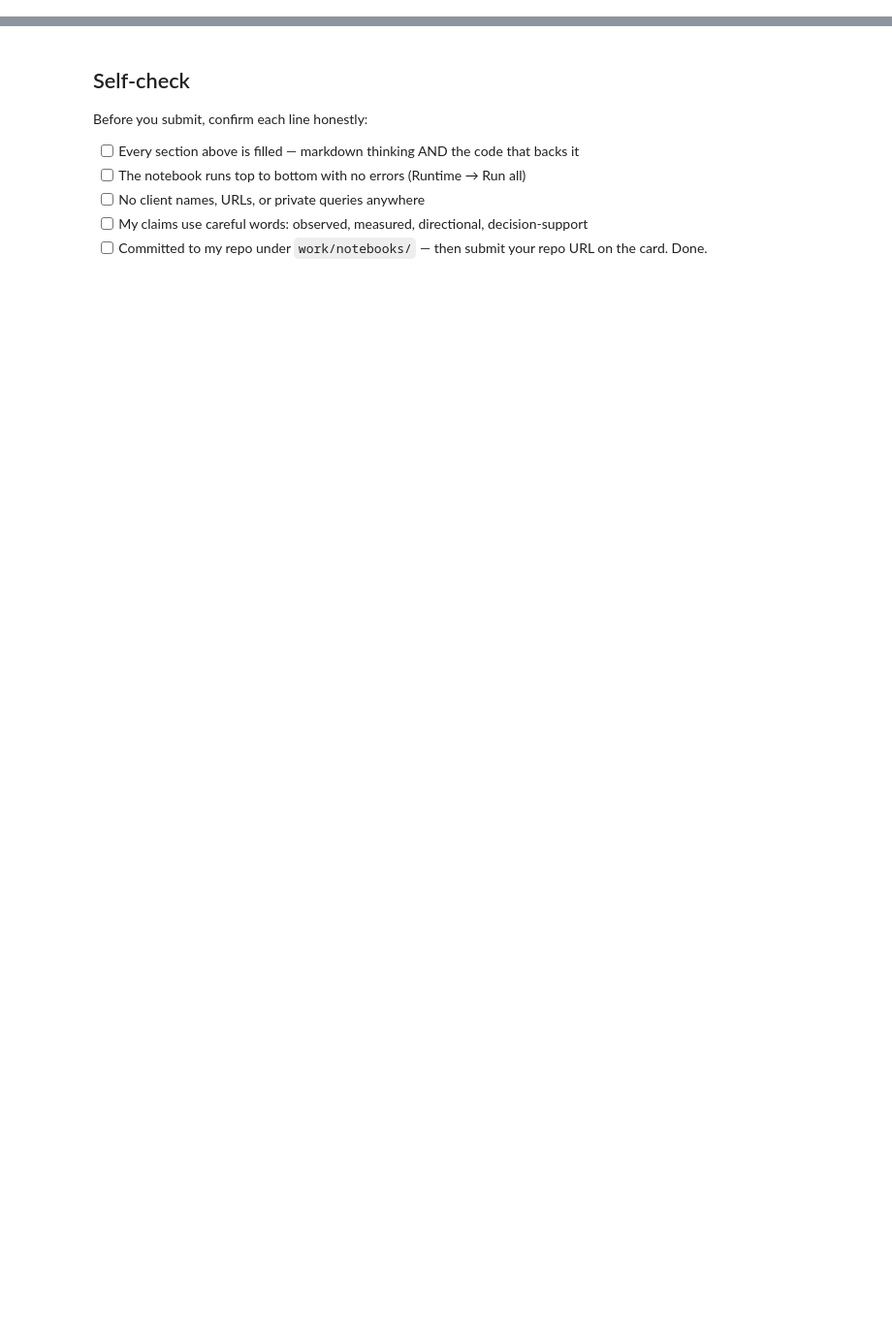
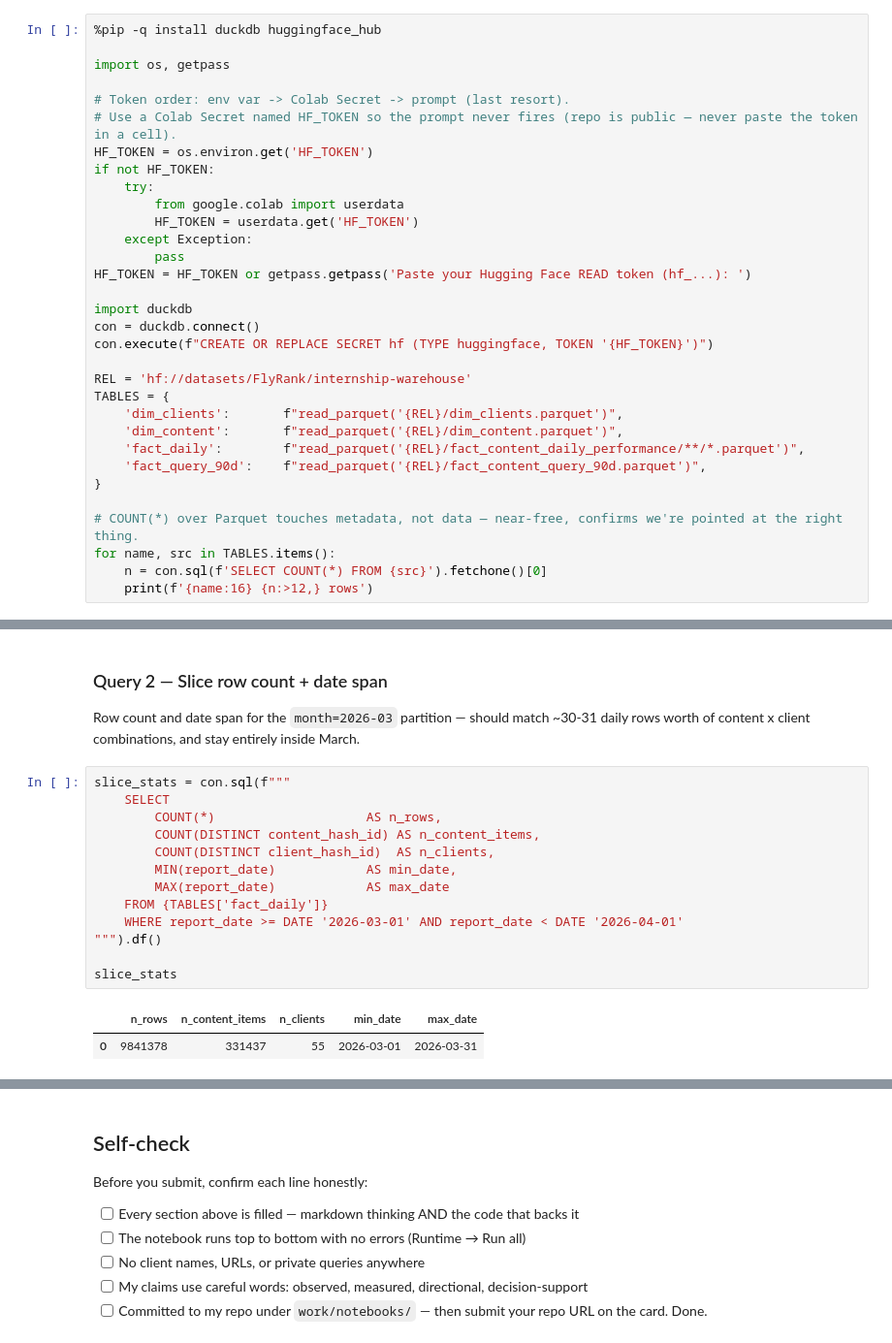
Before and after one commit to ayoushbirjani4-spec/fiyrank-firstlab, a Jupyter notebook: work/notebooks/w03_data_contract.ipynb, the cells around one changed output, grey strips where cells are left out. Shown at 97% size. Drawn from its saved outputs; the diff is of its cells as text; blank space fills up the shorter version.

```diff
--- a/work/notebooks/w03_data_contract.ipynb
+++ b/work/notebooks/w03_data_contract.ipynb
@@ -22,0 +11,32 @@ This skeleton is yours to fill. Work the sections **in order** — each one has
+# %%
+%pip -q install duckdb huggingface_hub
+
+import os, getpass
+
+# Token order: env var -> Colab Secret -> prompt (last resort).
+# Use a Colab Secret named HF_TOKEN so the prompt never fires (repo is public — never paste the token in a cell).
+HF_TOKEN = os.environ.get('HF_TOKEN')
+if not HF_TOKEN:
+    try:
+        from google.colab import userdata
+        HF_TOKEN = userdata.get('HF_TOKEN')
+    except Exception:
+        pass
+HF_TOKEN = HF_TOKEN or getpass.getpass('Paste your Hugging Face READ token (hf_...): ')
+
+import duckdb
+con = duckdb.connect()
+con.execute(f"CREATE OR REPLACE SECRET hf (TYPE huggingface, TOKEN '{HF_TOKEN}')")
+
+REL = 'hf://datasets/FlyRank/internship-warehouse'
+TABLES = {
+    'dim_clients':       f"read_parquet('{REL}/dim_clients.parquet')",
+    'dim_content':       f"read_parquet('{REL}/dim_content.parquet')",
+    'fact_daily':        f"read_parquet('{REL}/fact_content_daily_performance/**/*.parquet')",
+    'fact_query_90d':    f"read_parquet('{REL}/fact_content_query_90d.parquet')",
+}
+
+# COUNT(*) over Parquet touches metadata, not data — near-free, confirms we're pointed at the right thing.
+for name, src in TABLES.items():
+    n = con.sql(f'SELECT COUNT(*) FROM {src}').fetchone()[0]
+    print(f'{name:16} {n:>12,} rows')
@@ -36,0 +222,21 @@ This skeleton is yours to fill. Work the sections **in order** — each one has
+# %% [markdown]
+### Query 2 — Slice row count + date span
+
+Row count and date span for the `month=2026-03` partition — should match ~30-31 daily rows worth
+of content x client combinations, and stay entirely inside March.
+# %%
+slice_stats = con.sql(f"""
+    SELECT
+        COUNT(*)                    AS n_rows,
+        COUNT(DISTINCT content_hash_id) AS n_content_items,
+        COUNT(DISTINCT client_hash_id)  AS n_clients,
+        MIN(report_date)            AS min_date,
+        MAX(report_date)            AS max_date
+    FROM {TABLES['fact_daily']}
+    WHERE report_date >= DATE '2026-03-01' AND report_date < DATE '2026-04-01'
+""").df()
+
+slice_stats
+# %% [output]
+|  | n_rows | n_content_items | n_clients | min_date | max_date |
+| 0 | 9841378 | 331437 | 55 | 2026-03-01 | 2026-03-31 |
```
Also changed, not shown: parts of 24 cells of this notebook.
